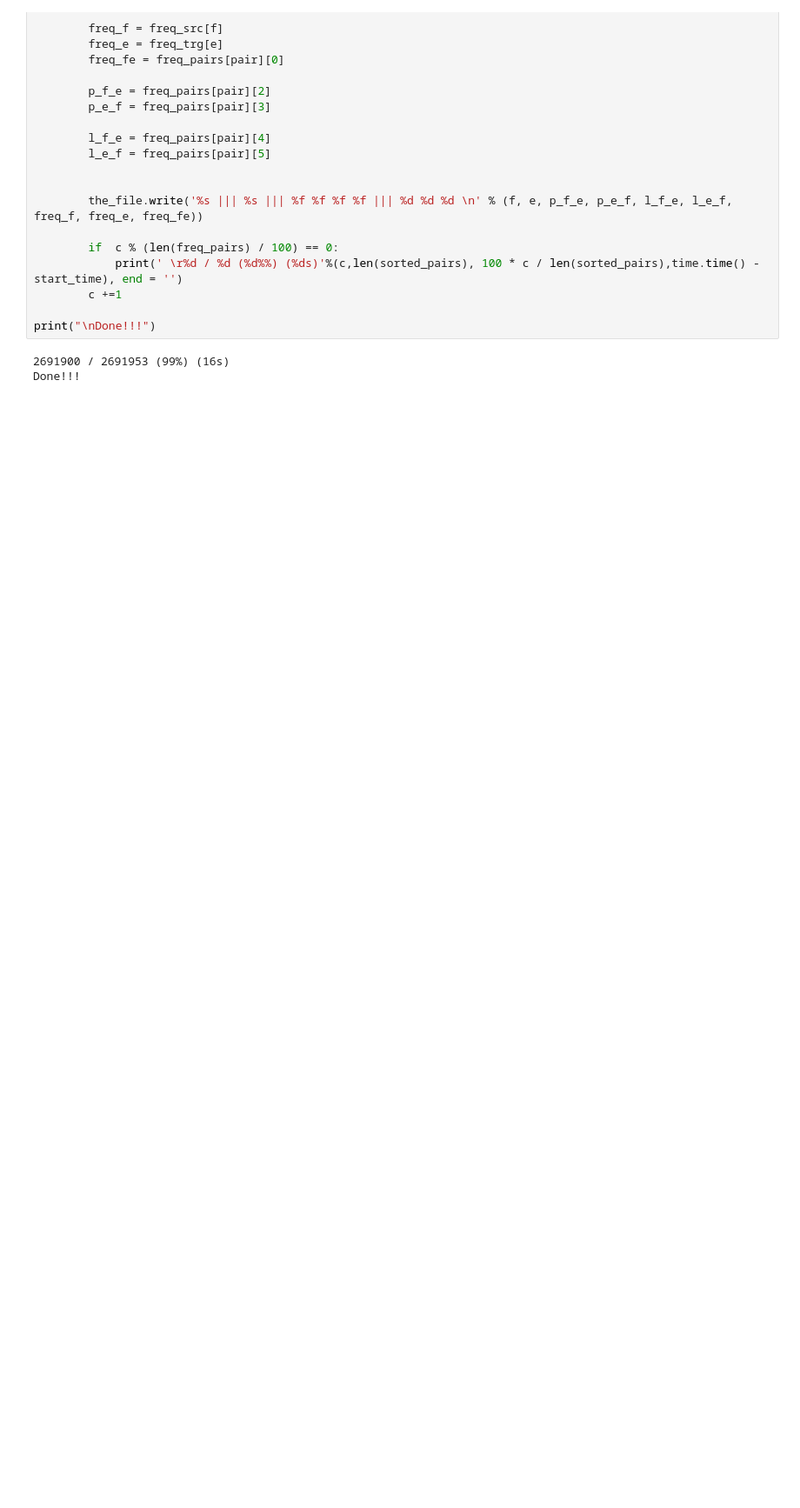
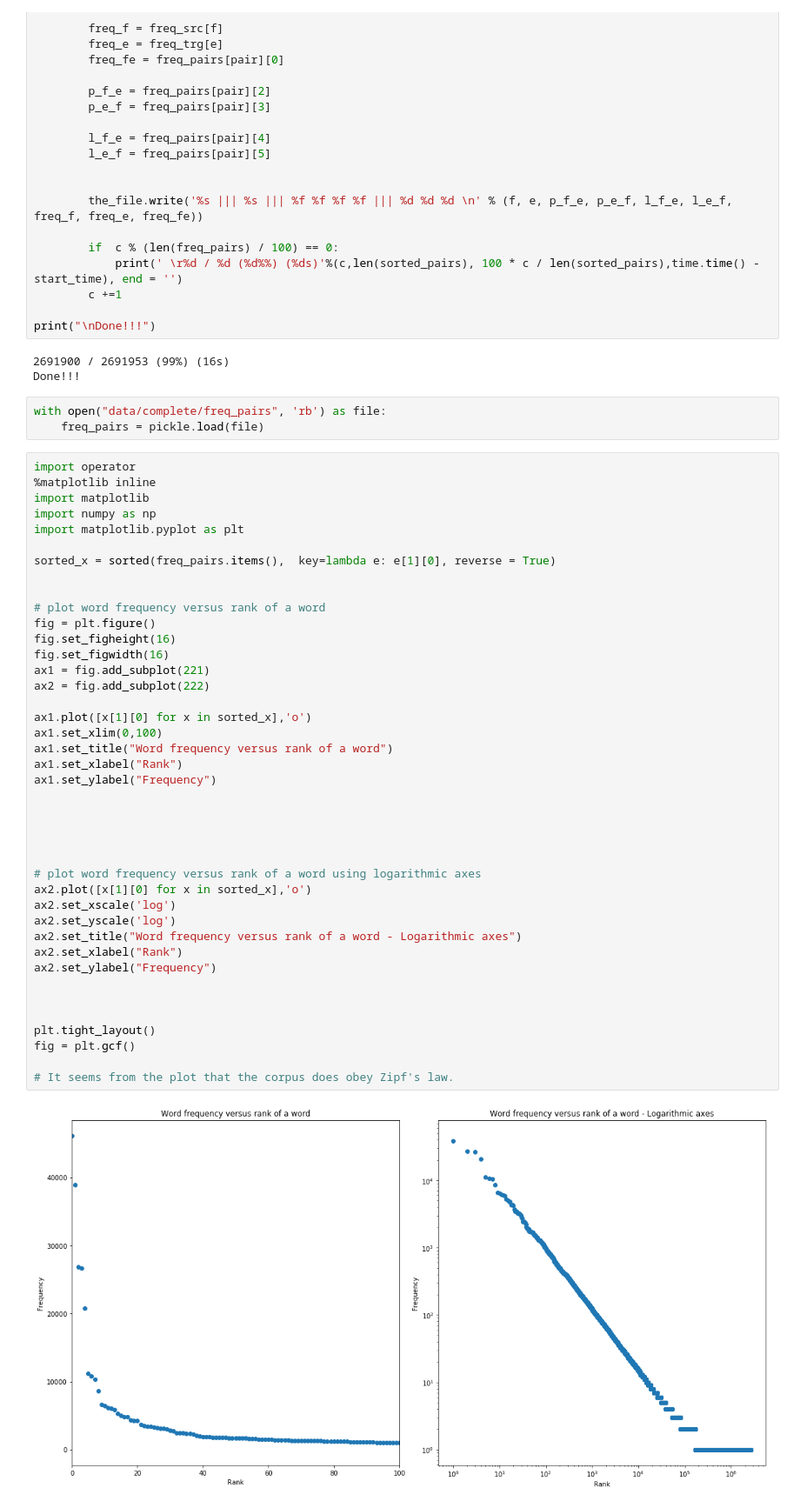
Before and after one commit to ThanosRoidis/ALT-assignments, a Jupyter notebook: Assignment 1/main.ipynb, the cells around one changed output. Shown: that part at 87% size. Saved outputs shown, nothing was run; the diff lists cells and outputs as text; blank space fills up the shorter version.

```diff
--- a/Assignment 1/main.ipynb
+++ b/Assignment 1/main.ipynb
@@ -431,3 +431,49 @@ print("\nDone!!!")
 # %% [output]
 2691900 / 2691953 (99%) (16s)
 Done!!!
+# %%
+with open("data/complete/freq_pairs", 'rb') as file:
+    freq_pairs = pickle.load(file)
+# %%
+import operator
+%matplotlib inline
+import matplotlib
+import numpy as np
+import matplotlib.pyplot as plt
+
+sorted_x = sorted(freq_pairs.items(),  key=lambda e: e[1][0], reverse = True)
+
+
+# plot word frequency versus rank of a word
+fig = plt.figure()
+fig.set_figheight(16)
+fig.set_figwidth(16)
+ax1 = fig.add_subplot(221)
+ax2 = fig.add_subplot(222)
+
+ax1.plot([x[1][0] for x in sorted_x],'o')
+ax1.set_xlim(0,100)
+ax1.set_title("Word frequency versus rank of a word")
+ax1.set_xlabel("Rank")
+ax1.set_ylabel("Frequency")
+
+
+
+
+
+# plot word frequency versus rank of a word using logarithmic axes
+ax2.plot([x[1][0] for x in sorted_x],'o')
+ax2.set_xscale('log')
+ax2.set_yscale('log')
+ax2.set_title("Word frequency versus rank of a word - Logarithmic axes")
+ax2.set_xlabel("Rank")
+ax2.set_ylabel("Frequency")
+
+
+
+plt.tight_layout()
+fig = plt.gcf()
+
+# It seems from the plot that the corpus does obey Zipf's law.
+# %% [output]
+[figure, added]
```
Also changed, not shown: 2 other files.
